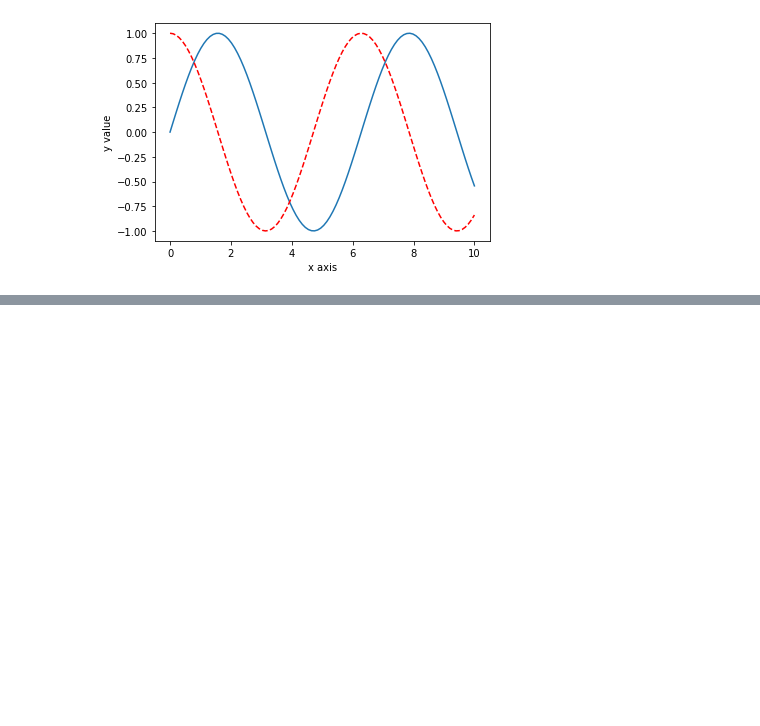
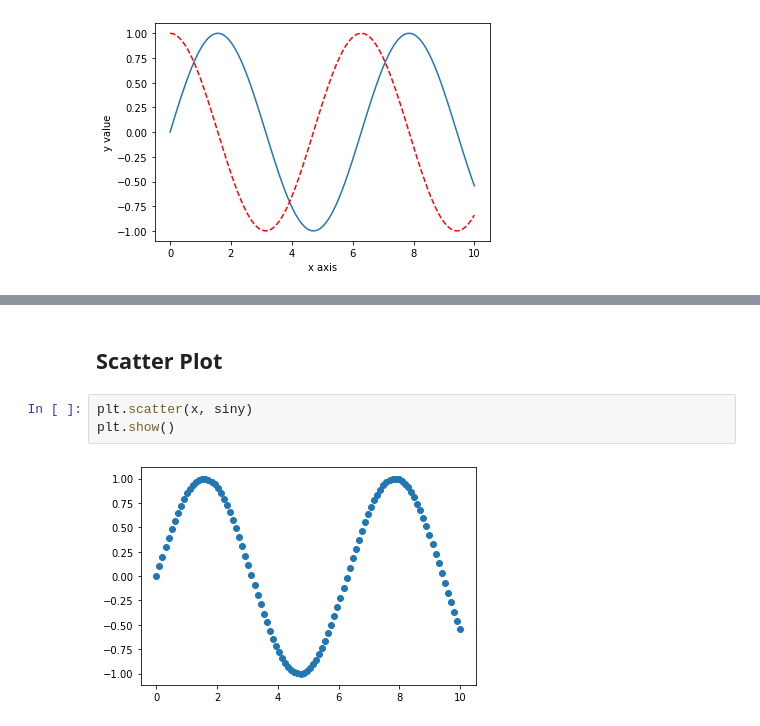
Before and after one commit to ScarletSmallRed/Machine-Learning-Basics, a Jupyter notebook: Chapter03/3-11 Mapplotlib.ipynb, the cells around one changed output, grey strips where cells are left out. Drawn from its saved outputs; the diff is of its cells as text; blank space fills up the shorter version.

```diff
--- a/Chapter03/3-11 Mapplotlib.ipynb
+++ b/Chapter03/3-11 Mapplotlib.ipynb
@@ -106,0 +126,7 @@ plt.show()
+# %% [markdown]
+## Scatter Plot
+# %%
+plt.scatter(x, siny)
+plt.show()
+# %% [output]
+[figure, added]
```
Also changed, not shown: parts of 4 cells of this notebook, 1 other file.
